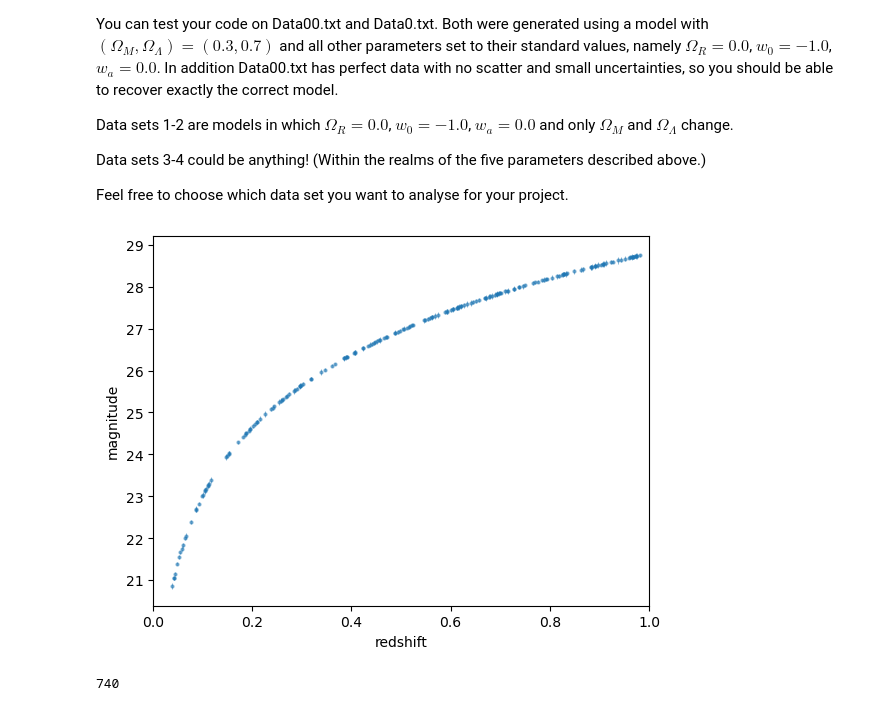
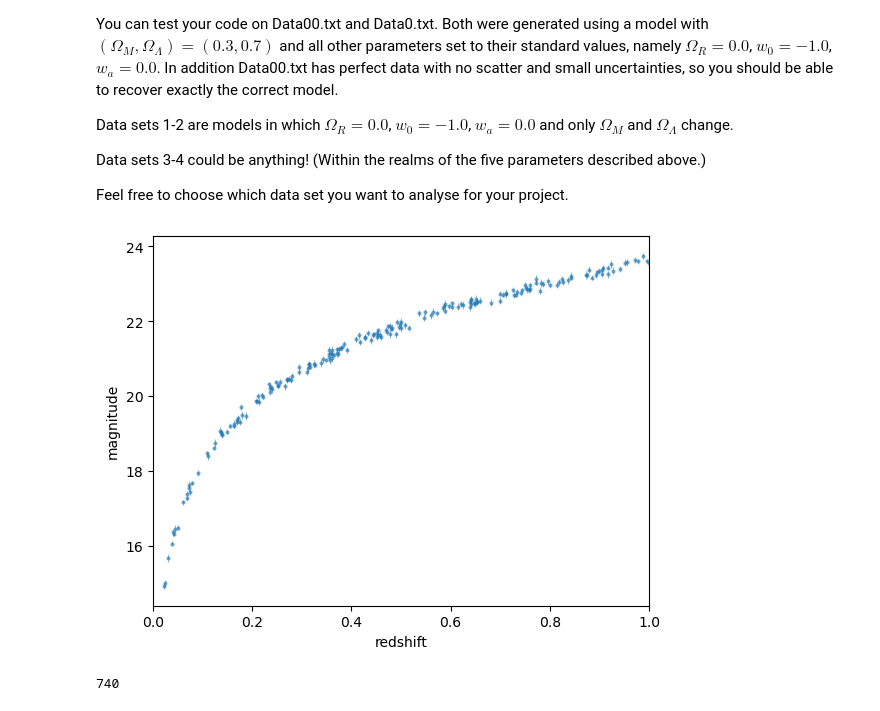
Before and after one commit to scotdevlin/Cosmo_tall, a Jupyter notebook: Fit_Models_realdata.ipynb, the cells around one changed output. Drawn from its saved outputs; the diff is of its cells as text; code cells hidden in the pictures.

```diff
--- a/Fit_Models_realdata.ipynb
+++ b/Fit_Models_realdata.ipynb
@@ -76,27 +76,27 @@ Feel free to choose which data set you want to analyse for your project.
 # %%
 # Add a new function that reads in the data (data files should be in a directory called data)
 def read_data(model_name):
     d = np.genfromtxt('data/'+model_name+'.txt',delimiter=',')
     zs = d[:,0]
     mu = d[:,1]
     muerr=d[:,2]
     # Sort the arrays based on zs
     sort_idx = np.argsort(zs)
     zs = zs[sort_idx]
     mu = mu[sort_idx]
     muerr = muerr[sort_idx]
     return zs, mu, muerr
 
-zs, mu, muerr = read_data('data00')
+zs, mu, muerr = read_data('data2')
 
 # Plot it to see what it looks like, this is called a Hubble diagram
 plt.errorbar(zs,mu,yerr=muerr,fmt='.',elinewidth=0.7,markersize=4,alpha=0.5)
 plt.xlim(0,1.0)
 plt.xlabel('redshift')
 plt.ylabel('magnitude')
 plt.show()
 # %% [output]
-[figure, old version]
+[figure, new version]
 # %%
 print(len(mu))
 # %% [output]
```
Also changed, not shown: parts of 4 cells of this notebook, 2 other files.
